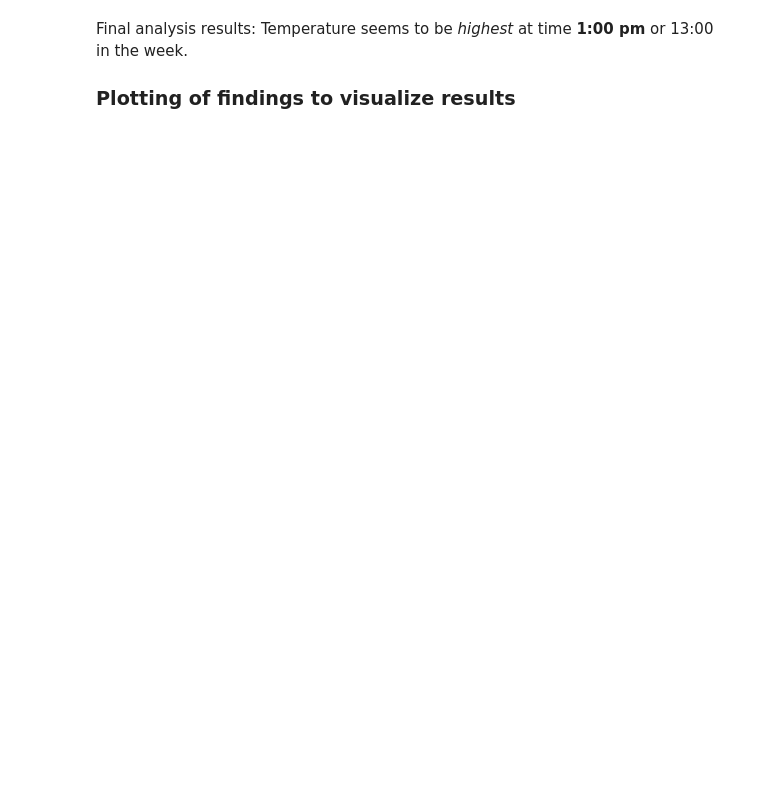
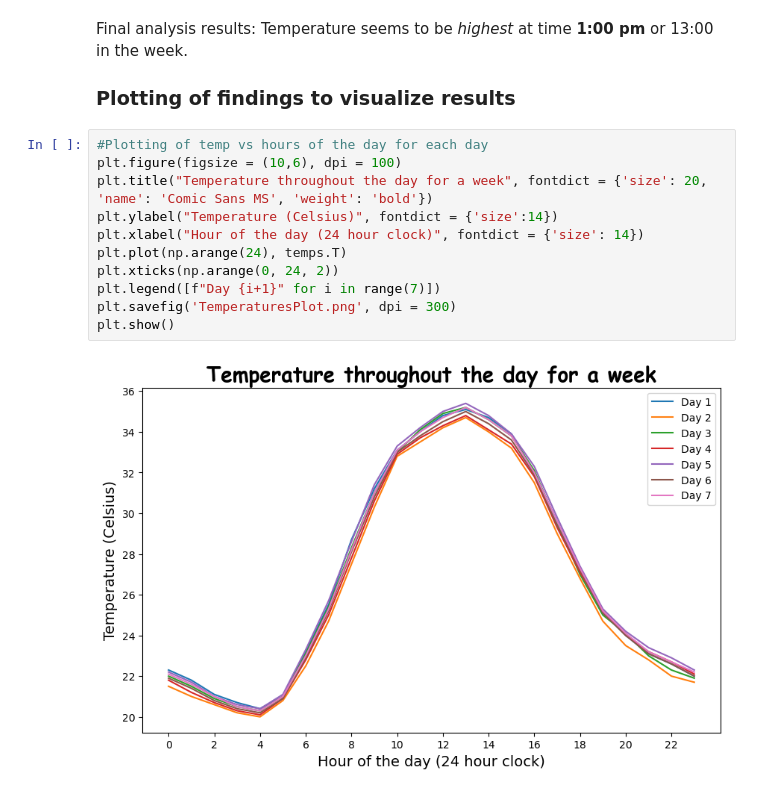
Before and after one commit to bestboybest/LearningPython, a Jupyter notebook: Numpy Projects/01) Temperatures_Week/TemperaturesNumpy.ipynb, the cells around one changed output. Saved outputs shown, nothing was run; the diff lists cells and outputs as text; blank space fills up the shorter version.

Commit message:
Added a matplotlib plot

```diff
--- a/Numpy Projects/01) Temperatures_Week/TemperaturesNumpy.ipynb
+++ b/Numpy Projects/01) Temperatures_Week/TemperaturesNumpy.ipynb
@@ -64,3 +65,16 @@ On day 7, at hour 13:00, the temperature was highest at 35.2
 Final analysis results: Temperature seems to be *highest* at time **1:00 pm** or 13:00 in the week.
 
 ### Plotting of findings to visualize results
+# %%
+#Plotting of temp vs hours of the day for each day
+plt.figure(figsize = (10,6), dpi = 100)
+plt.title("Temperature throughout the day for a week", fontdict = {'size': 20, 'name': 'Comic Sans MS', 'weight': 'bold'})
+plt.ylabel("Temperature (Celsius)", fontdict = {'size':14})
+plt.xlabel("Hour of the day (24 hour clock)", fontdict = {'size': 14})
+plt.plot(np.arange(24), temps.T)
+plt.xticks(np.arange(0, 24, 2))
+plt.legend([f"Day {i+1}" for i in range(7)])
+plt.savefig('TemperaturesPlot.png', dpi = 300)
+plt.show()
+# %% [output]
+[figure, added]
```
Also changed, not shown: parts of 1 cell of this notebook, 1 other file.
